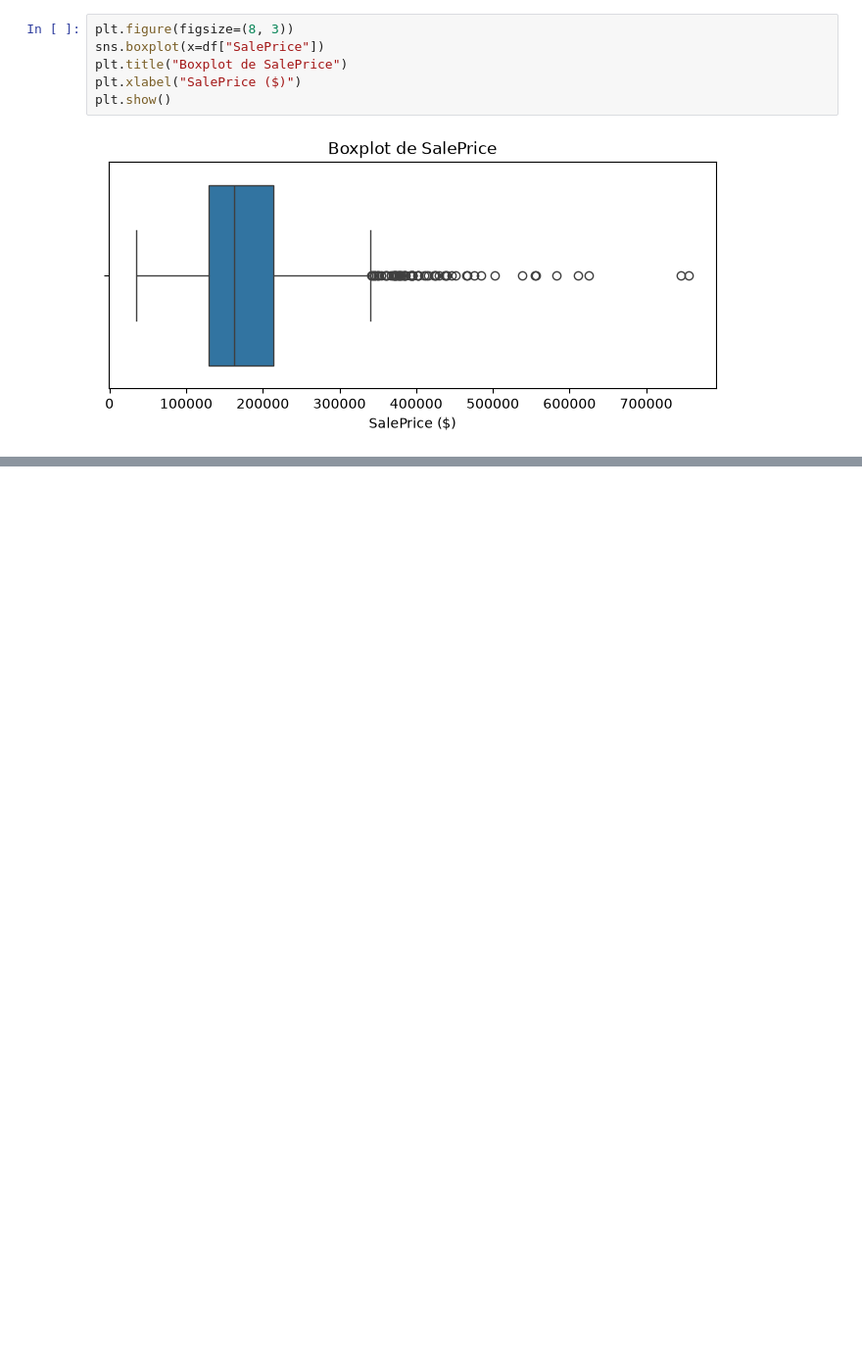
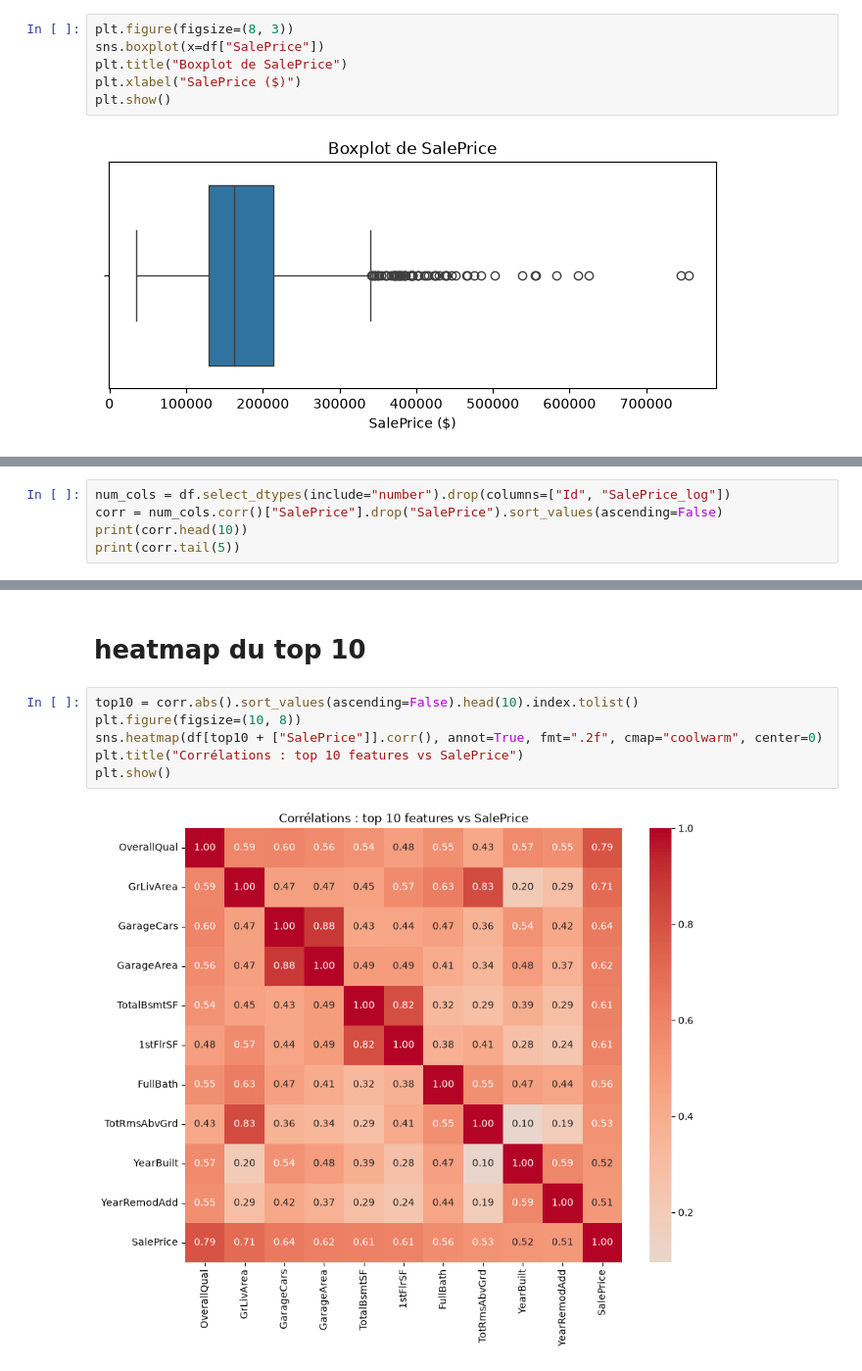
Before and after one commit to SaLmaAbaakil/House-price-prediction, a Jupyter notebook: notebooks/house_prices.ipynb, the cells around one changed output, grey strips where cells are left out. Shown at 98% size. Drawn from its saved outputs; the diff is of its cells as text; blank space fills up the shorter version.

```diff
--- a/notebooks/house_prices.ipynb
+++ b/notebooks/house_prices.ipynb
@@ -101,0 +131,5 @@ plt.show()
+# %%
+num_cols = df.select_dtypes(include="number").drop(columns=["Id", "SalePrice_log"])
+corr = num_cols.corr()["SalePrice"].drop("SalePrice").sort_values(ascending=False)
+print(corr.head(10))
+print(corr.tail(5))
@@ -101,0 +154,10 @@ plt.show()
+# %% [markdown]
+# heatmap du top 10
+# %%
+top10 = corr.abs().sort_values(ascending=False).head(10).index.tolist()
+plt.figure(figsize=(10, 8))
+sns.heatmap(df[top10 + ["SalePrice"]].corr(), annot=True, fmt=".2f", cmap="coolwarm", center=0)
+plt.title("Corrélations : top 10 features vs SalePrice")
+plt.show()
+# %% [output]
+[figure, added]
```
Also changed, not shown: parts of 14 cells of this notebook.
